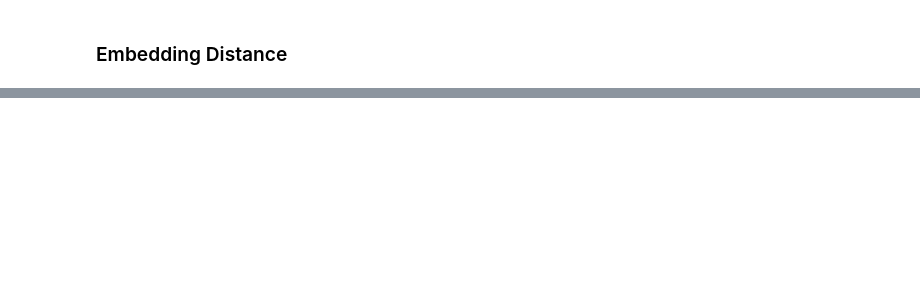
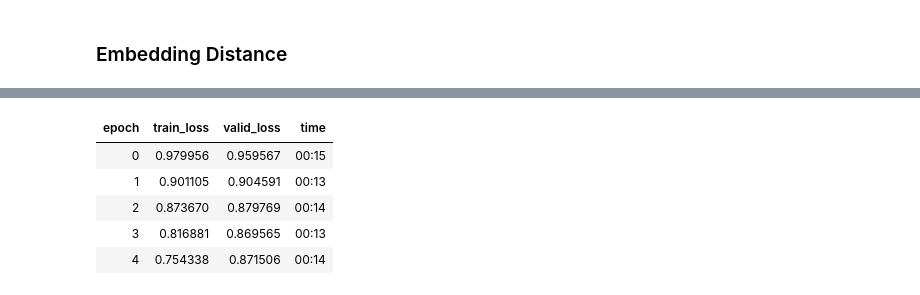
Before and after one commit to PawanKumar18/Movie-Recommendation-using-Collaborative-Filtering, a Jupyter notebook: movie-recommendation-using-collaborative-filtering.ipynb, the cells around one changed output, grey strips where cells are left out. Drawn from its saved outputs; the diff is of its cells as text; code cells hidden in the pictures; blank space fills up the shorter version.

```diff
--- a/movie-recommendation-using-collaborative-filtering.ipynb
+++ b/movie-recommendation-using-collaborative-filtering.ipynb
@@ -375,0 +398,27 @@ dls.classes['title'][idx]
+# %%
+class CollabNN(Module):
+    def __init__(self, user_sz, item_sz, y_range=(0,5.5), n_act=100):
+        self.user_factors = Embedding(*user_sz)
+        self.item_factors = Embedding(*item_sz)
+        self.layers = nn.Sequential(
+            nn.Linear(user_sz[1]+item_sz[1], n_act),
+            nn.ReLU(),
+            nn.Linear(n_act, 1))
+        self.y_range = y_range
+
+    def forward(self, x):
+        embs = self.user_factors(x[:,0]),self.item_factors(x[:,1])
+        x = self.layers(torch.cat(embs, dim=1))
+        return sigmoid_range(x, *self.y_range)
+# %%
+model = CollabNN(*embs)
+# %%
+learn = Learner(dls, model, loss_func=MSELossFlat())
+learn.fit_one_cycle(5, 5e-3, wd=0.01)
+# %% [output]
+| epoch | train_loss | valid_loss | time |
+| 0 | 0.979956 | 0.959567 | 00:15 |
+| 1 | 0.901105 | 0.904591 | 00:13 |
+| 2 | 0.873670 | 0.879769 | 00:14 |
+| 3 | 0.816881 | 0.869565 | 00:13 |
+| 4 | 0.754338 | 0.871506 | 00:14 |
```
Also changed, not shown: parts of 18 cells of this notebook.
